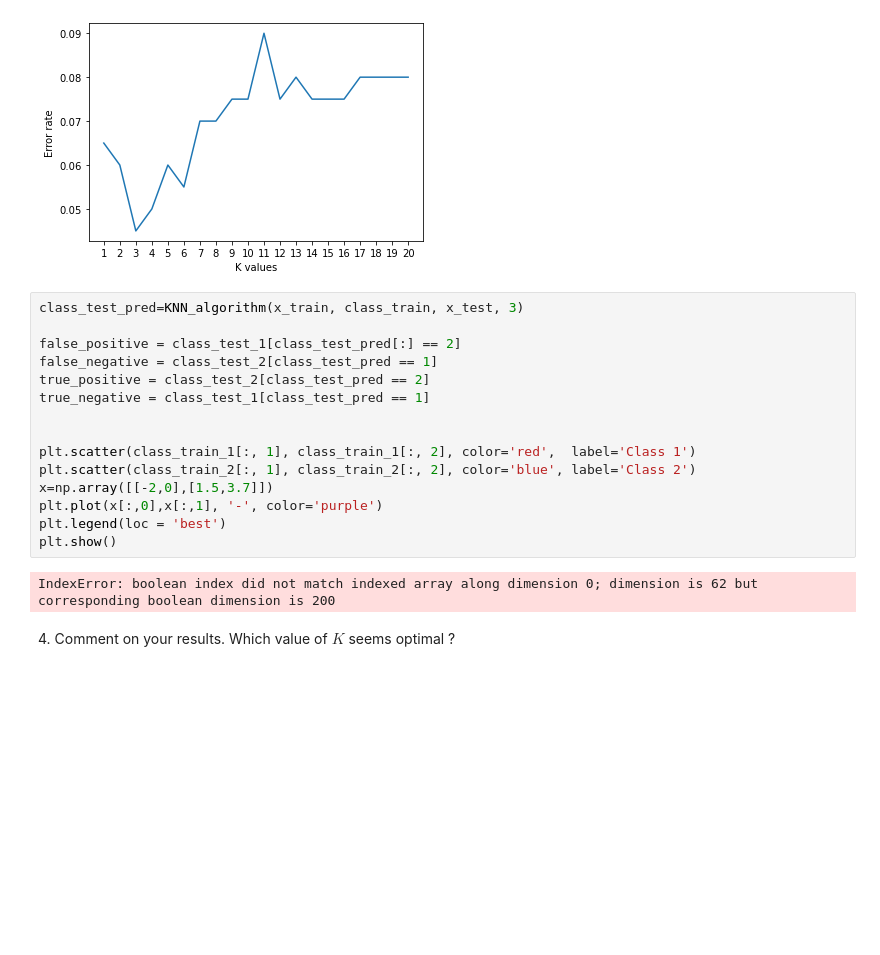
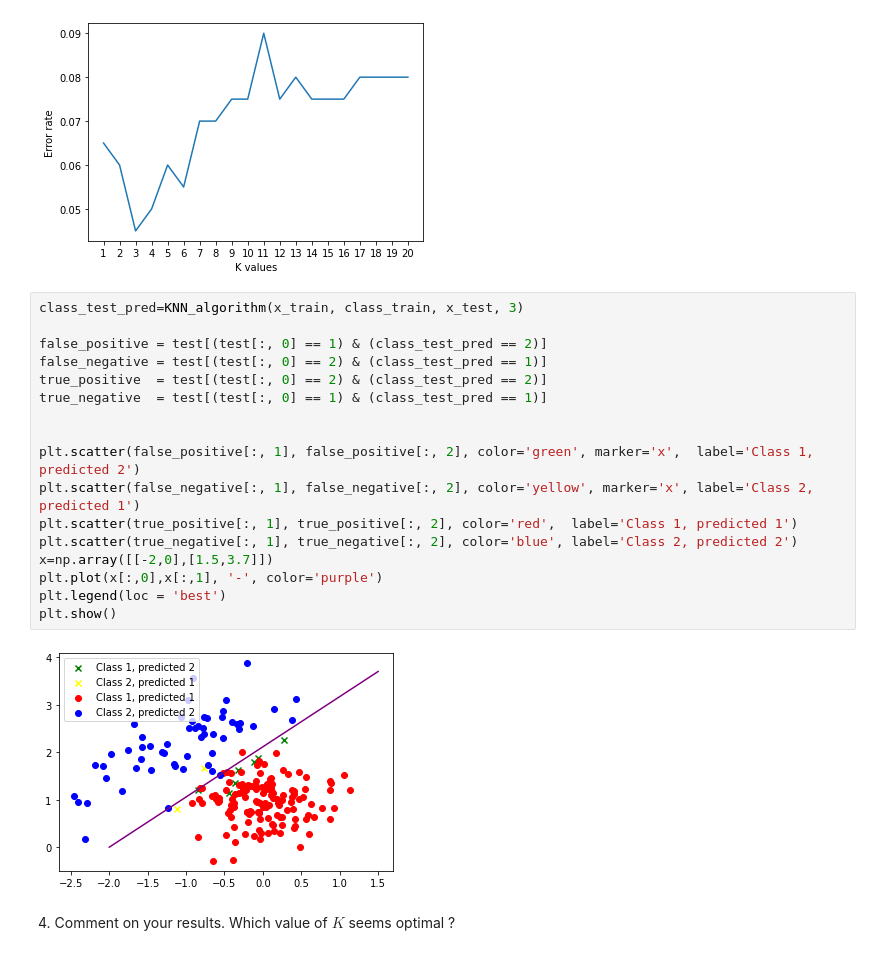
Before and after one commit to azagal952/sdi_python, a Jupyter notebook: Labs/Lab4/lab4.ipynb, the cells around one changed output. Cells and saved outputs as stored; diff of their text form; blank space fills up the shorter version.

Commit message:
LAB 4 - Exercise 1, question 3 (visualization)

```diff
--- a/Labs/Lab4/lab4.ipynb
+++ b/Labs/Lab4/lab4.ipynb
@@ -164,20 +167,22 @@ Error rate for 20-NN algorithm is:0.08
 # %%
 class_test_pred=KNN_algorithm(x_train, class_train, x_test, 3)
 
-false_positive = class_test_1[class_test_pred[:] == 2]
-false_negative = class_test_2[class_test_pred == 1]
-true_positive = class_test_2[class_test_pred == 2]
-true_negative = class_test_1[class_test_pred == 1]
+false_positive = test[(test[:, 0] == 1) & (class_test_pred == 2)]
+false_negative = test[(test[:, 0] == 2) & (class_test_pred == 1)]
+true_positive  = test[(test[:, 0] == 2) & (class_test_pred == 2)]
+true_negative  = test[(test[:, 0] == 1) & (class_test_pred == 1)]
 
 
-plt.scatter(class_train_1[:, 1], class_train_1[:, 2], color='red',  label='Class 1')
-plt.scatter(class_train_2[:, 1], class_train_2[:, 2], color='blue', label='Class 2')
+plt.scatter(false_positive[:, 1], false_positive[:, 2], color='green', marker='x',  label='Class 1, predicted 2')
+plt.scatter(false_negative[:, 1], false_negative[:, 2], color='yellow', marker='x', label='Class 2, predicted 1')
+plt.scatter(true_positive[:, 1], true_positive[:, 2], color='red',  label='Class 1, predicted 1')
+plt.scatter(true_negative[:, 1], true_negative[:, 2], color='blue', label='Class 2, predicted 2')
 x=np.array([[-2,0],[1.5,3.7]])
 plt.plot(x[:,0],x[:,1], '-', color='purple')
 plt.legend(loc = 'best')
 plt.show()
 # %% [output]
-IndexError: boolean index did not match indexed array along dimension 0; dimension is 62 but corresponding boolean dimension is 200
+[figure, added]
 # %% [markdown]
 4\. Comment on your results. Which value of $K$ seems optimal ?
 # %% [markdown]
```
Also changed, not shown: parts of 1 cell of this notebook.
